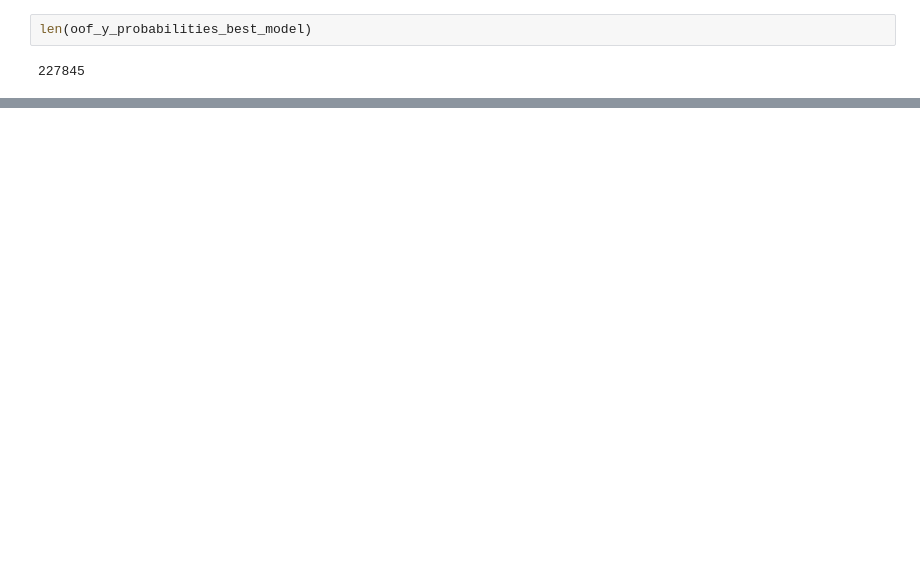
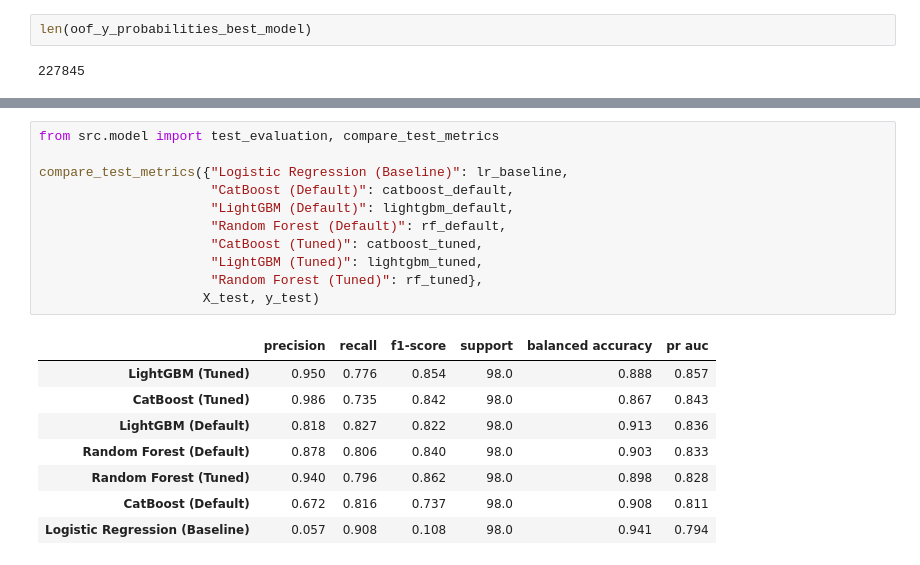
Before and after one commit to MohanadAlemam/fraud-detection-credit-card, a Jupyter notebook: notebooks/05_results_analysis.ipynb, the cells around one changed output, grey strips where cells are left out. Cells and saved outputs as stored; diff of their text form; blank space fills up the shorter version.

```diff
--- a/notebooks/05_results_analysis.ipynb
+++ b/notebooks/05_results_analysis.ipynb
@@ -151,0 +168,20 @@ Because of this strong probability separation, expanding the Medium-Risk cutoff
+# %%
+from src.model import test_evaluation, compare_test_metrics
+
+compare_test_metrics({"Logistic Regression (Baseline)": lr_baseline,
+                      "CatBoost (Default)": catboost_default,
+                      "LightGBM (Default)": lightgbm_default,
+                      "Random Forest (Default)": rf_default,
+                      "CatBoost (Tuned)": catboost_tuned,
+                      "LightGBM (Tuned)": lightgbm_tuned,
+                      "Random Forest (Tuned)": rf_tuned},
+                     X_test, y_test)
+# %% [output]
+|  | precision | recall | f1-score | support | balanced accuracy | pr auc |
+| LightGBM (Tuned) | 0.950 | 0.776 | 0.854 | 98.0 | 0.888 | 0.857 |
+| CatBoost (Tuned) | 0.986 | 0.735 | 0.842 | 98.0 | 0.867 | 0.843 |
+| LightGBM (Default) | 0.818 | 0.827 | 0.822 | 98.0 | 0.913 | 0.836 |
+| Random Forest (Default) | 0.878 | 0.806 | 0.840 | 98.0 | 0.903 | 0.833 |
+| Random Forest (Tuned) | 0.940 | 0.796 | 0.862 | 98.0 | 0.898 | 0.828 |
+| CatBoost (Default) | 0.672 | 0.816 | 0.737 | 98.0 | 0.908 | 0.811 |
+| Logistic Regression (Baseline) | 0.057 | 0.908 | 0.108 | 98.0 | 0.941 | 0.794 |
```
Also changed, not shown: parts of 9 cells of this notebook.
